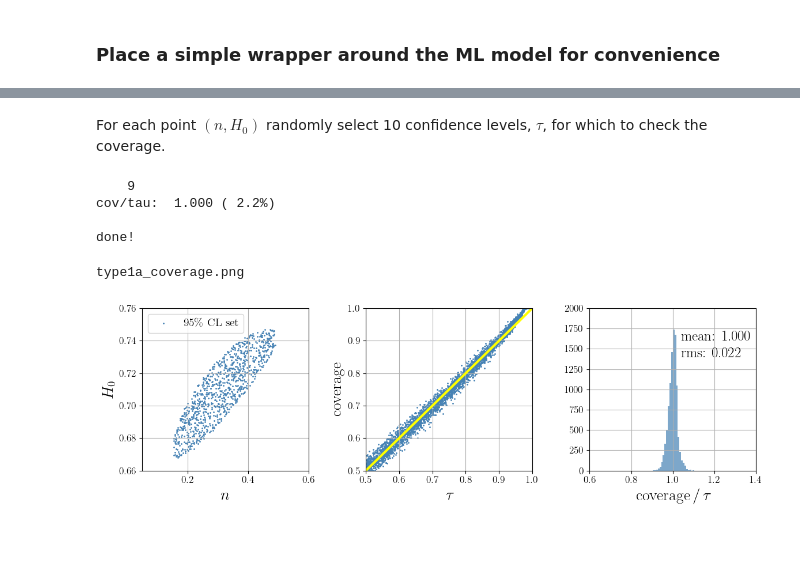
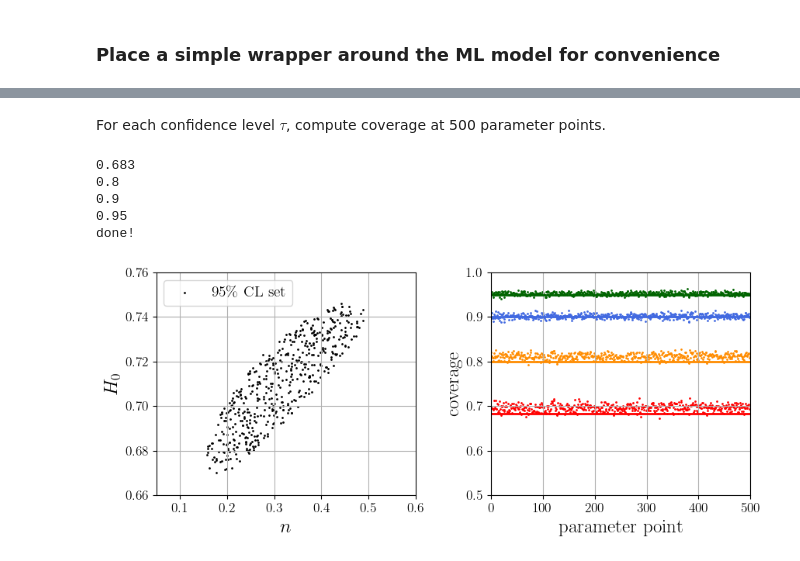
Before and after one commit to hbprosper/CLASHEP, a Jupyter notebook: 02_ml/03_phantom_coverage_check.ipynb, the cells around one changed output, grey strips where cells are left out. Drawn from its saved outputs; the diff is of its cells as text; code cells hidden in the pictures.

```diff
--- a/02_ml/03_phantom_coverage_check.ipynb
+++ b/02_ml/03_phantom_coverage_check.ipynb
@@ -262,5 +222,5 @@ For a given *fixed* point $(n, H_0)$, simulate 1000 instances of 580 Type 1a dat
 # %%
-def simulate_test_statistics(n, H0, d, size=1000):
+def simulate_test_statistics(n, H0, d, size=4000):
 
     # numpy array for test statistics
     l = np.zeros(size)
@@ -297,0 +245,6 @@ done!
+# %%
+from tqdm import tqdm
+N = 500
+statistics = []
+for i in tqdm(range(N)):
+    statistics.append( simulate_test_statistics(n[i], H0[i], bag) )
@@ -321,29 +268,17 @@ def compute_coverage(cdf, l, n, H0, cov, ecov, tau, x1, x2):
-# %% [markdown]
-For each point $(n, H_0)$ randomly select 10 confidence levels, $\tau$, for which to check the coverage.
-# %%
-l   = np.array(statistics)
-cov = []
-ecov= []
-tau = []
-x1  = 0
-x2  = 0
-for k in range(10):
-    r = compute_coverage(cdf, l, n, H0, cov, ecov, tau, x1, x2)
-    cov, ecov, tau, x1, x2 = r
-    print(f'\r{k:5d}', end='')
-
-M   = len(cov)
-x1 /= M
-x2 /= M
-x2  = np.sqrt(x2-x1*x1)
-f   = 100 * x2 / x1
-
-print()
-print('cov/tau: %6.3f (%4.1f%s)' % (x1, f, '%'))
-print('\ndone!')
-# %% [output]
-    9
-cov/tau:  1.000 ( 2.2%)
-
-done!
+# %% [markdown]
+For each confidence level $\tau$, compute coverage at 500 parameter points.
+# %%
+l   = np.array(statistics)
+cov = []
+for t in [0.683, 0.80, 0.90, 0.95]:
+    print(t)
+    c, e = compute_coverage(cdf, l, n, H0, t)
+    cov.append((t, c, e))
+print('done!')
+# %% [output]
+0.683
+0.8
+0.9
+0.95
+done!
 # %%
@@ -424,6 +333,4 @@ def plot_actual_coverage(x, y, tau, cov, d, N=1000, M=4000,
 # %%
-gfile = 'type1a_coverage.png'
-plot_actual_coverage(n, H0, tau, cov, bag, filename=gfile)
+plot_coverage(n, H0, N, cov, bag)
 # %% [output]
-type1a_coverage.png
-[figure, old version]
+[figure, new version]
```
Also changed, not shown: parts of 12 cells of this notebook, 3 other files.
